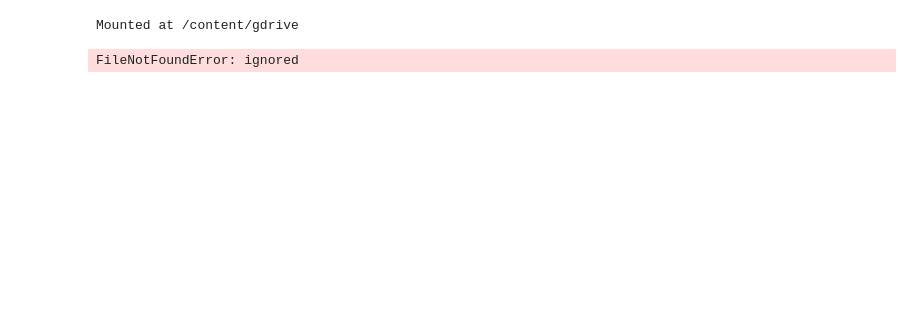
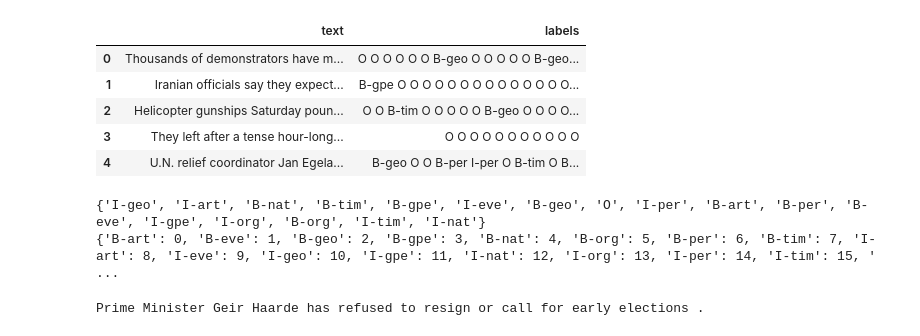
Before and after one commit to NathanH-VCU/NER, a Jupyter notebook: NER.ipynb, the cells around one changed output. Saved outputs shown, nothing was run; the diff lists cells and outputs as text; code cells hidden in the pictures; blank space fills up the shorter version.

```diff
--- a/NER.ipynb
+++ b/NER.ipynb
@@ -25,19 +27,25 @@ Requirement already satisfied: tqdm in /usr/local/lib/python3.7/dist-packages (4
 # %%
 import pandas as pd
 import torch
 import torch.optim
 from torch.optim import SGD
 from torch.utils.data import DataLoader
 import tqdm
+from tqdm import tqdm
 
-from google.colab import drive
-drive.mount('/content/gdrive')
+# from google.colab import drive
+# drive.mount('/content/gdrive')
 
-df = pd.read_csv('/content/drive/MyDrive/CMSC 516/src/Kaggle NER.csv')
+# df = pd.read_csv('/content/drive/MyDrive/CMSC 516/src/Kaggle NER.csv')
+df = pd.read_csv('https://raw.githubusercontent.com/NathanH-VCU/NER/main/Kaggle%20NER%20Data.csv')
 df.head()
 # %% [output]
-Mounted at /content/gdrive
-FileNotFoundError: ignored
+|  | text | labels |
+| 0 | Thousands of demonstrators have m... | O O O O O O B-geo O O O O O B-geo... |
+| 1 | Iranian officials say they expect... | B-gpe O O O O O O O O O O O O O O... |
+| 2 | Helicopter gunships Saturday poun... | O O B-tim O O O O O B-geo O O O O... |
+| 3 | They left after a tense hour-long... | O O O O O O O O O O O |
+| 4 | U.N. relief coordinator Jan Egela... | B-geo O O B-per I-per O B-tim O B... |
 # %%
 # Split labels based on whitespace and turn them into a list
 labels = [i.split() for i in df['labels'].values.tolist()]
@@ -56,12 +64,17 @@ labels_to_ids = {k: v for v, k in enumerate(sorted(unique_labels))}
 ids_to_labels = {v: k for v, k in enumerate(sorted(unique_labels))}
 print(labels_to_ids)
 # >>> {'B-art': 0, 'B-eve': 1, 'B-geo': 2, 'B-gpe': 3, 'B-nat': 4, 'B-org': 5, 'B-per': 6, 'B-tim': 7, 'I-art': 8, 'I-eve': 9, 'I-geo': 10, 'I-gpe': 11, 'I-nat': 12, 'I-org': 13, 'I-per': 14, 'I-tim': 15, 'O': 16}
+# %% [output]
+{'I-geo', 'I-art', 'B-nat', 'B-tim', 'B-gpe', 'I-eve', 'B-geo', 'O', 'I-per', 'B-art', 'B-per', 'B-eve', 'I-gpe', 'I-org', 'B-org', 'I-tim', 'I-nat'}
+{'B-art': 0, 'B-eve': 1, 'B-geo': 2, 'B-gpe': 3, 'B-nat': 4, 'B-org': 5, 'B-per': 6, 'B-tim': 7, 'I-art': 8, 'I-eve': 9, 'I-geo': 10, 'I-gpe': 11, 'I-nat': 12, 'I-org': 13, 'I-per': 14, 'I-tim': 15, ' ...
 # %%
 # Let's take a look at how can we preprocess the text - Take first example
 text = df['text'].values.tolist()
 example = text[36]
 
 print(example)
+# %% [output]
+Prime Minister Geir Haarde has refused to resign or call for early elections .
 # %%
 from transformers import BertTokenizerFast
 
```
Also changed, not shown: parts of 12 cells of this notebook.
